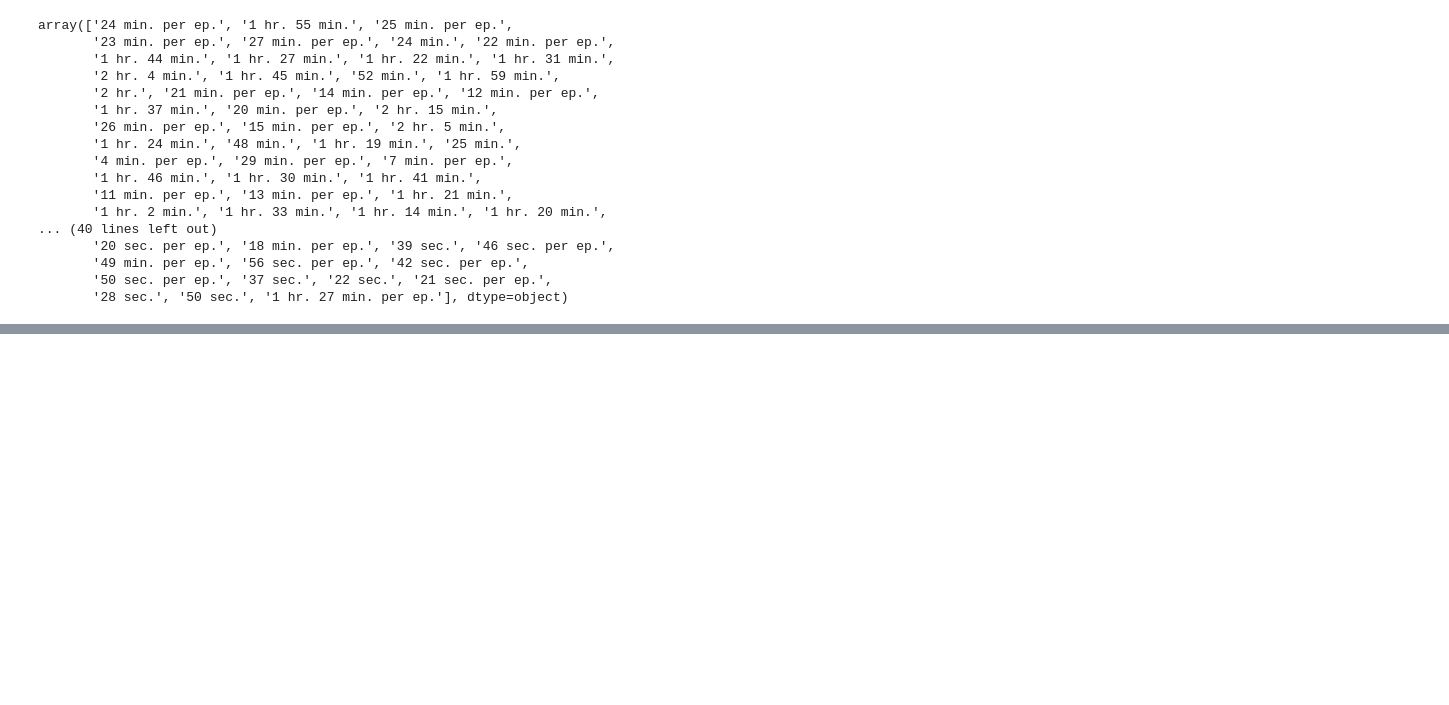
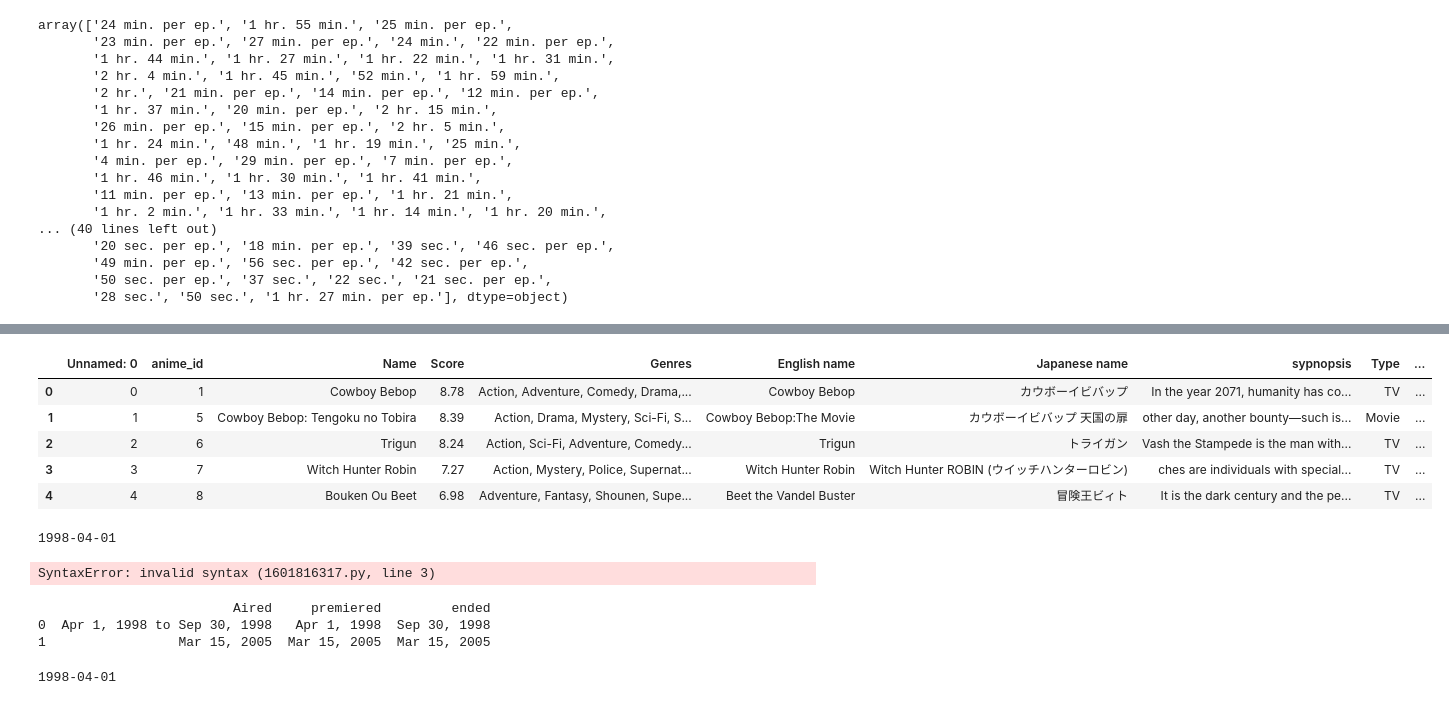
Before and after one commit to icorreald/promog-modulo4-sprint1-pairprogramming-maria_crespo-isabel_correal, a Jupyter notebook: EDA_dataset.ipynb, the cells around one changed output, grey strips where cells are left out. Drawn from its saved outputs; the diff is of its cells as text; code cells hidden in the pictures; blank space fills up the shorter version.

```diff
--- a/EDA_dataset.ipynb
+++ b/EDA_dataset.ipynb
@@ -178,3 +203,10 @@ array(['24 min. per ep.', '1 hr. 55 min.', '25 min. per ep.',
        '28 sec.', '50 sec.', '1 hr. 27 min. per ep.'], dtype=object)
 # %%
 data_filtrado.to_csv("data_filtrado.csv")
+# %%
+import pandas as pd
+import numpy as np
+import re
+pd.set_option('display.max_columns', None)
+# %%
+df = pd.read_csv('data_filtrado.csv')
@@ -180,0 +294,21 @@ data_filtrado.to_csv("data_filtrado.csv")
+# %%
+df.head()
+# %% [output]
+|  | Unnamed: 0 | anime_id | Name | Score | Genres | English name | Japanese name | sypnopsis | Type | ... |
+| 0 | 0 | 1 | Cowboy Bebop | 8.78 | Action, Adventure, Comedy, Drama,... | Cowboy Bebop | カウボーイビバップ | In the year 2071, humanity has co... | TV | ... |
+| 1 | 1 | 5 | Cowboy Bebop: Tengoku no Tobira | 8.39 | Action, Drama, Mystery, Sci-Fi, S... | Cowboy Bebop:The Movie | カウボーイビバップ 天国の扉 | other day, another bounty—such is... | Movie | ... |
+| 2 | 2 | 6 | Trigun | 8.24 | Action, Sci-Fi, Adventure, Comedy... | Trigun | トライガン | Vash the Stampede is the man with... | TV | ... |
+| 3 | 3 | 7 | Witch Hunter Robin | 7.27 | Action, Mystery, Police, Supernat... | Witch Hunter Robin | Witch Hunter ROBIN (ウイッチハンターロビン) | ches are individuals with special... | TV | ... |
+| 4 | 4 | 8 | Bouken Ou Beet | 6.98 | Adventure, Fantasy, Shounen, Supe... | Beet the Vandel Buster | 冒険王ビィト | It is the dark century and the pe... | TV | ... |
+# %%
+from datetime import datetime
+
+# Cadena de fecha
+fecha_str = "Apr 1, 1998"
+
+# Convertir la cadena a un objeto de fecha
+fecha_date = datetime.strptime(fecha_str, "%b %d, %Y").date()
+
+print(fecha_date)
+# %% [output]
+1998-04-01
@@ -180,0 +317,18 @@ data_filtrado.to_csv("data_filtrado.csv")
+# %%
+def premiered(df, col):
+    if 'to' in col:
+        return df['premiered', 'ended'] = df['Aired'].split(' to ')
+
+    else:
+        return df['premiered'] = df['ended'] = df['Aired']
+# %% [output]
+SyntaxError: invalid syntax (1601816317.py, line 3)
+# %%
+
+split_fecha = lambda cadena: tuple(cadena.split(" to ")) if " to " in cadena else (cadena, cadena)
+df2[['premiered', 'ended']] = df2['Aired'].apply(lambda x: pd.Series(split_fecha(x)))
+print(df2)
+# %% [output]
+                         Aired     premiered         ended
+0  Apr 1, 1998 to Sep 30, 1998   Apr 1, 1998  Sep 30, 1998
+1                 Mar 15, 2005  Mar 15, 2005  Mar 15, 2005
@@ -180,0 +337,12 @@ data_filtrado.to_csv("data_filtrado.csv")
+# %%
+from datetime import datetime
+
+# Cadena de fecha
+fecha_str = "Apr 1, 1998"
+
+# Convertir la cadena a un objeto de fecha
+fecha_date = datetime.strptime(fecha_str, "%b %d, %Y").date()
+
+print(fecha_date)
+# %% [output]
+1998-04-01
```
Also changed, not shown: parts of 20 cells of this notebook, 2 other files.
